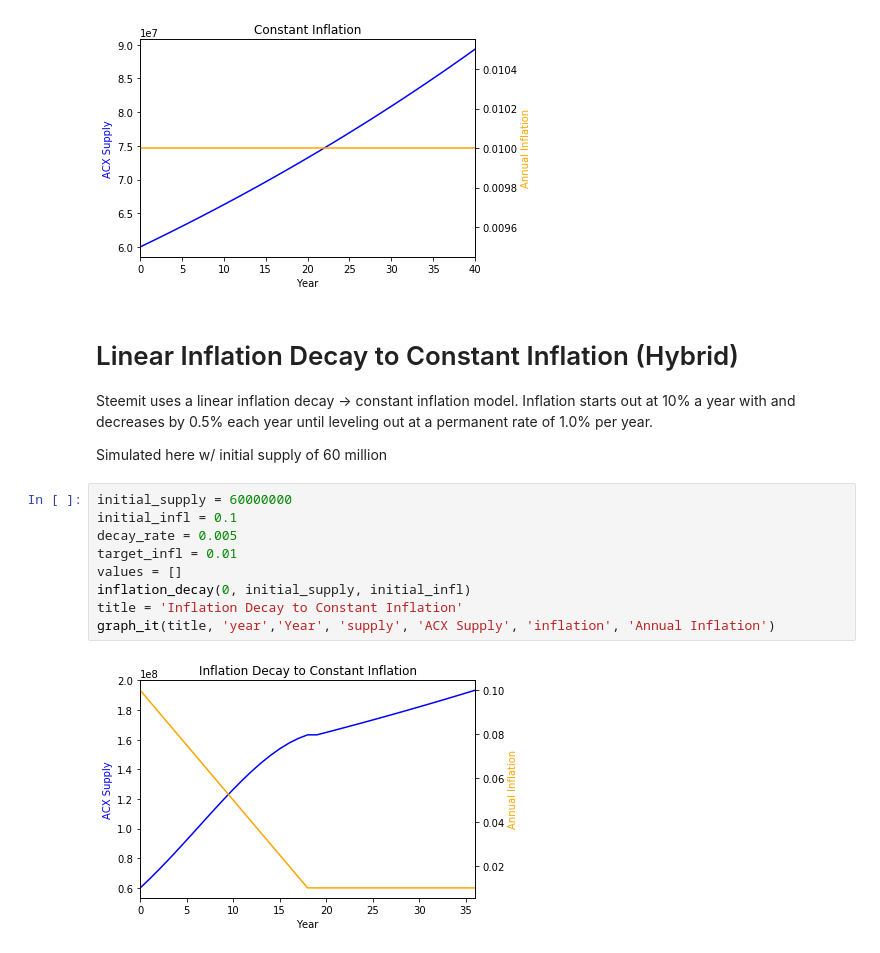
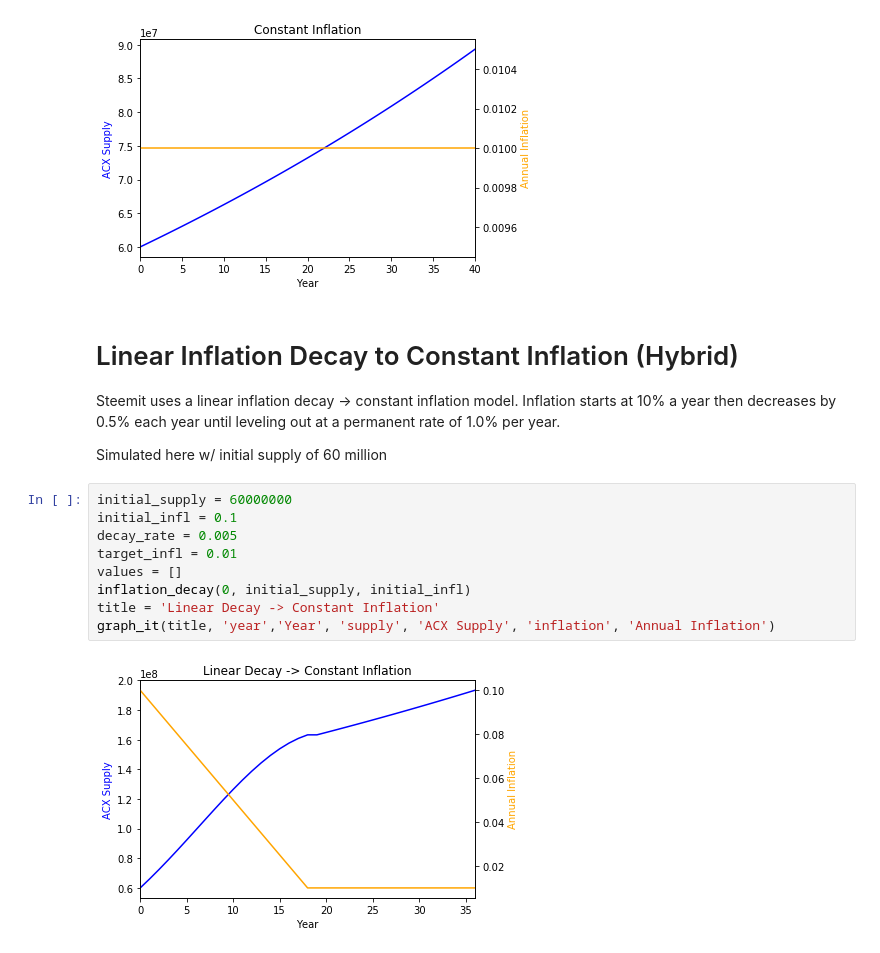
Before and after one commit to orishim/decay_simulations, a Jupyter notebook: decay_simulator.ipynb, the cells around one changed output. Saved outputs shown, nothing was run; the diff lists cells and outputs as text.

```diff
--- a/decay_simulator.ipynb
+++ b/decay_simulator.ipynb
@@ -111,17 +108,17 @@ graph_it(title, 'year', 'Year', 'supply', 'ACX Supply', 'inflation', 'Annual Inf
 # %% [markdown]
 # Linear Inflation Decay to Constant Inflation (Hybrid)
 
-Steemit uses a linear inflation decay -> constant inflation model. Inflation starts out at 10% a year with and decreases by 0.5% each year until leveling out at a permanent rate of 1.0% per year.
+Steemit uses a linear inflation decay -> constant inflation model. Inflation starts at 10% a year then decreases by 0.5% each year until leveling out at a permanent rate of 1.0% per year.
 
 Simulated here w/ initial supply of 60 million
 # %%
 initial_supply = 60000000
 initial_infl = 0.1
 decay_rate = 0.005
 target_infl = 0.01
 values = []
 inflation_decay(0, initial_supply, initial_infl)
-title = 'Inflation Decay to Constant Inflation'
+title = 'Linear Decay -> Constant Inflation'
 graph_it(title, 'year','Year', 'supply', 'ACX Supply', 'inflation', 'Annual Inflation')
 # %% [output]
-[figure, old version]
+[figure, new version]
```
Also changed, not shown: parts of 3 cells of this notebook.
